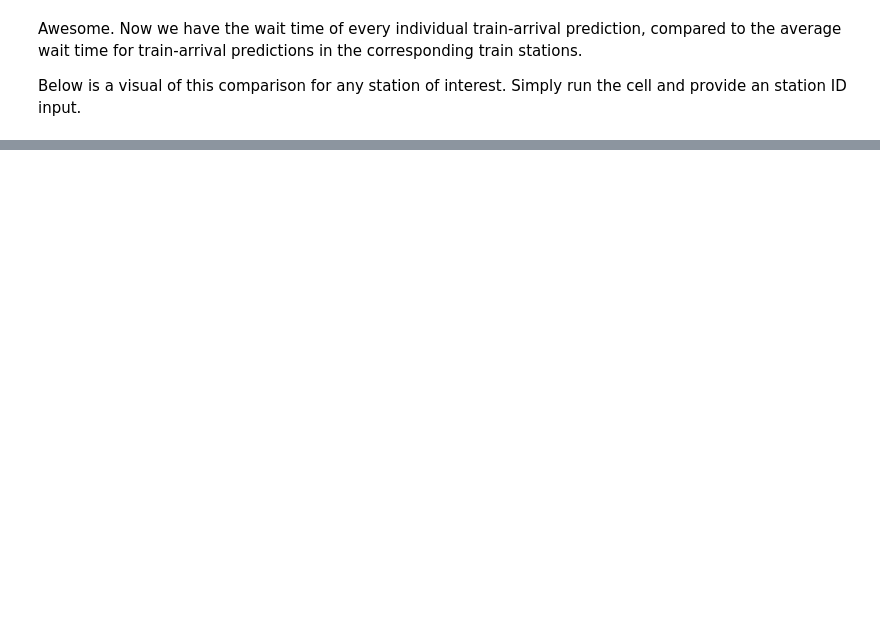
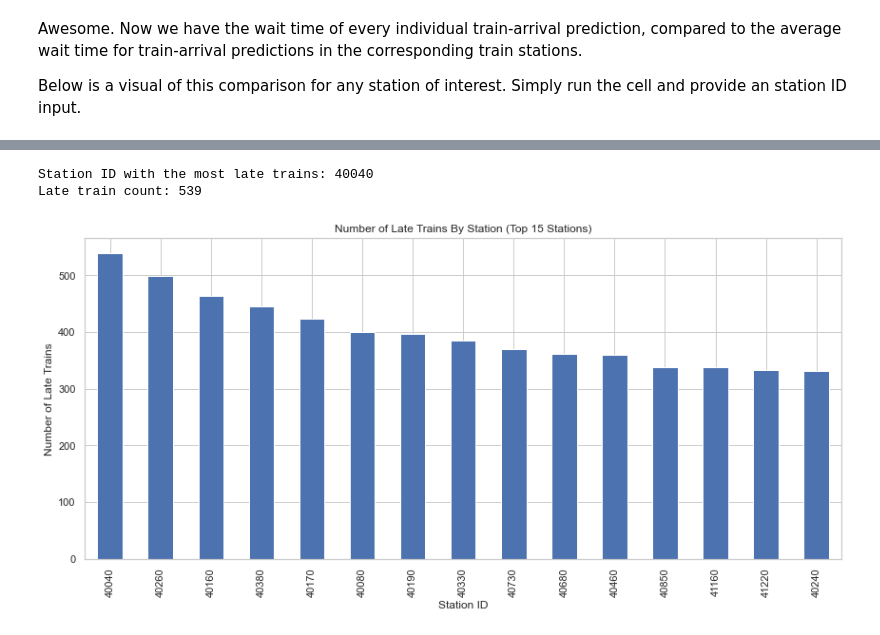
Before and after one commit to simonhui1/CTA-TimeGuard, a Jupyter notebook: index_organized.ipynb, the cells around one changed output, grey strips where cells are left out. Drawn from its saved outputs; the diff is of its cells as text; code cells hidden in the pictures; blank space fills up the shorter version.

```diff
--- a/index_organized.ipynb
+++ b/index_organized.ipynb
@@ -367,0 +461,28 @@ df.sample(n = 5)
+# %%
+# Group the data by 'station_id' and calculate the sum of 'isLte' for each station
+station_late_counts = df.groupby('station_id')['isLte'].sum()
+
+# Find the station with the most late trains
+most_late_station = station_late_counts.idxmax()
+most_late_count = station_late_counts.loc[most_late_station]
+
+print("Station ID with the most late trains:", most_late_station)
+print("Late train count:", most_late_count)
+
+# Get the top N stations with the most late trains
+top_n = 15
+top_late_stations = station_late_counts.nlargest(top_n).index
+
+# Create a bar plot to visualize the number of late trains by station
+plt.figure(figsize=(12, 6))
+station_late_counts.loc[top_late_stations].plot(kind='bar', stacked=True)
+plt.xlabel('Station ID')
+plt.ylabel('Number of Late Trains')
+plt.title(f"Number of Late Trains By Station (Top {top_n} Stations)")
+plt.xticks(rotation=90)
+plt.tight_layout()
+plt.show()
+# %% [output]
+Station ID with the most late trains: 40040
+Late train count: 539
+[figure, added]
```
Also changed, not shown: parts of 58 cells of this notebook.
